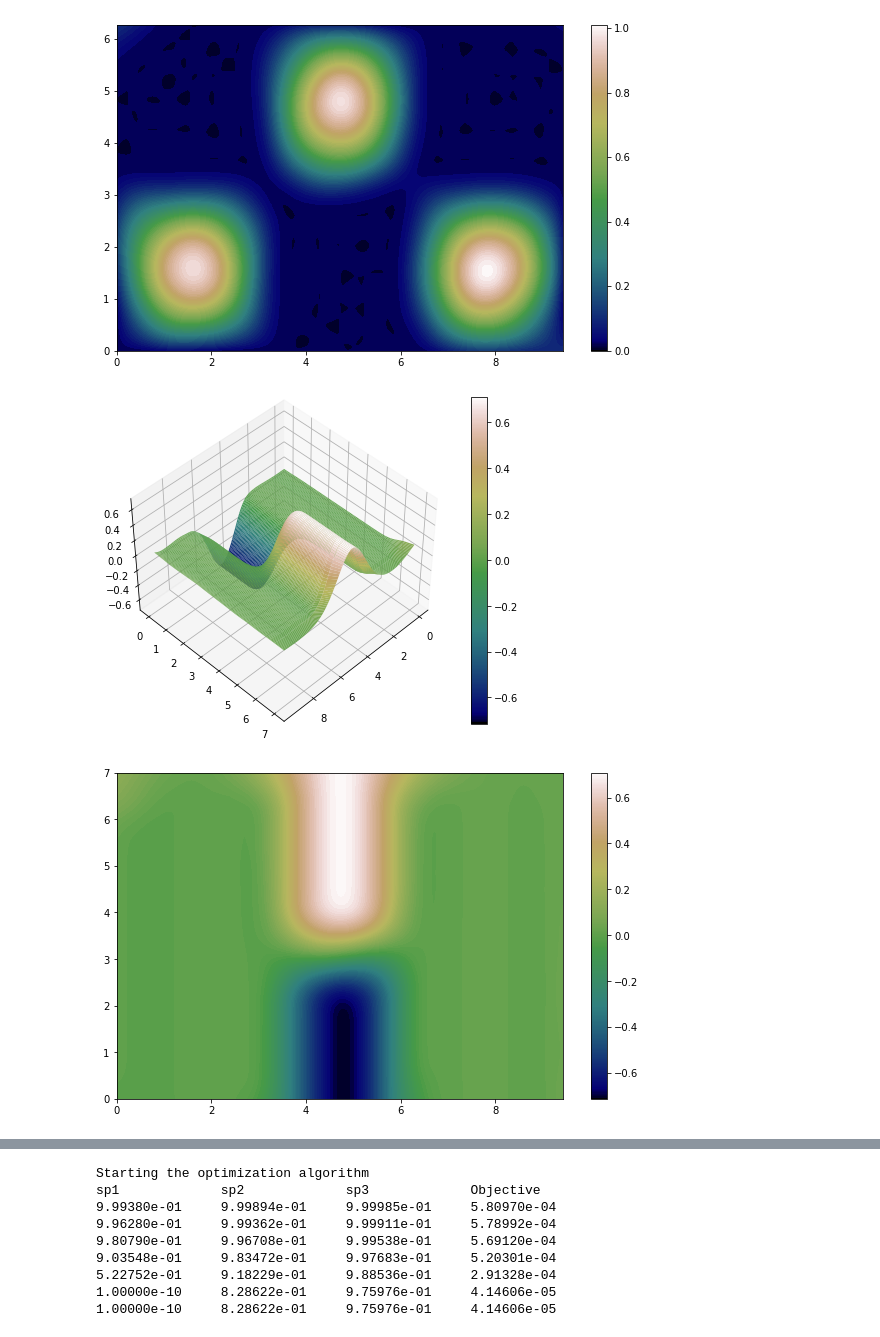
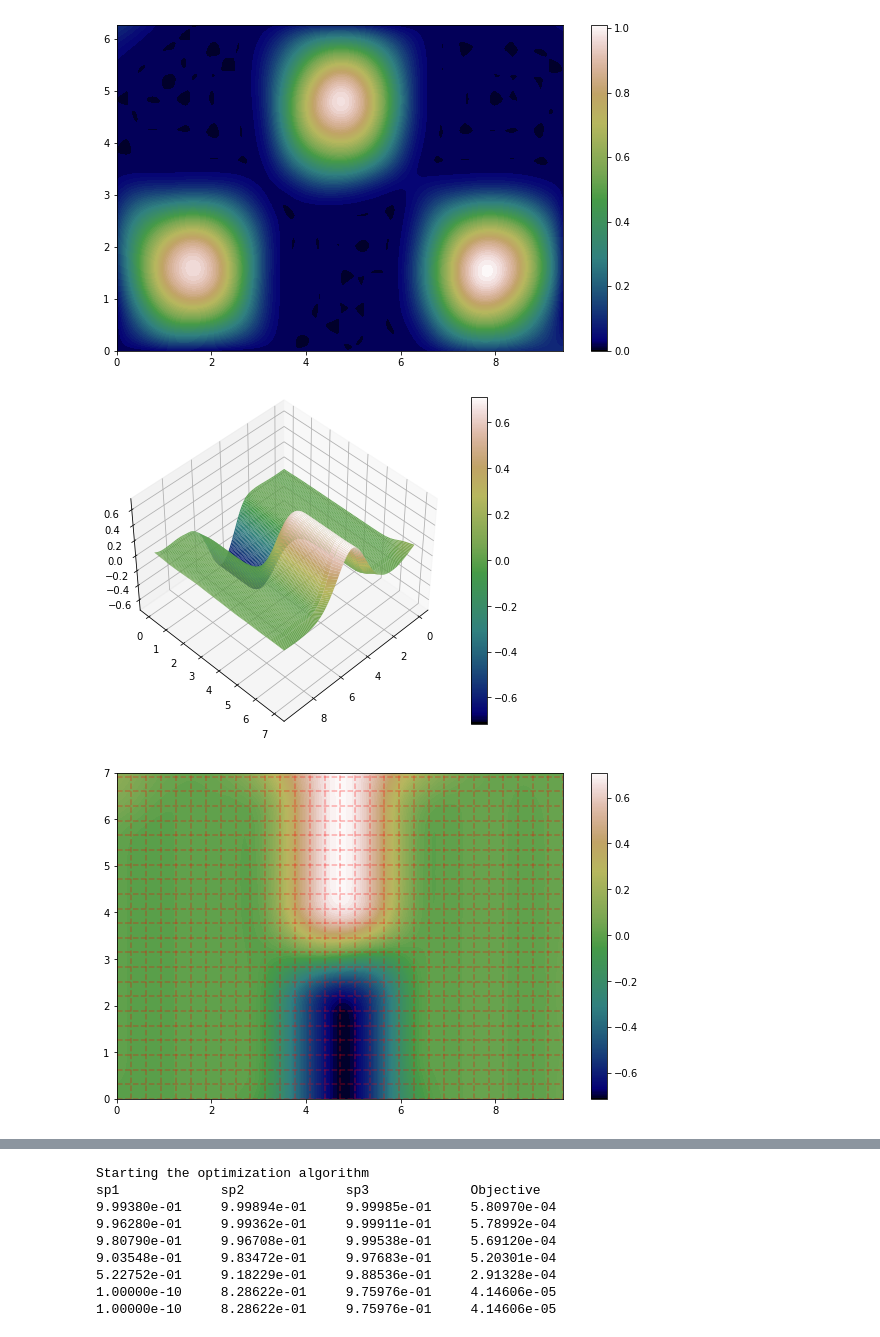
Before and after one commit to ManuelNavarroGarcia/cpsplines, a Jupyter notebook: examples/simulated_data.ipynb, the cells around one changed output, grey strips where cells are left out. Saved outputs shown, nothing was run; the diff lists cells and outputs as text; code cells hidden in the pictures.

Commit message:
include knot grid in one simulated data

```diff
--- a/examples/simulated_data.ipynb
+++ b/examples/simulated_data.ipynb
@@ -265,26 +268,27 @@ sp1             sp2             Objective
 # %%
 np.random.seed(5)
 x8_0 = np.linspace(0, 3 * np.pi, 300)
 x8_1 = np.linspace(0, 2 * np.pi, 200)
 y8 = np.outer(np.sin(x8_0), np.sin(x8_1)) + np.random.normal(0, 1, (300, 200))
 example8 = OneSmoothing(
     deg=[3, 3],
     ord_d=[2, 2],
     n_int=[30, 20],
     x_range={1: (7,)},
     int_constraints={1: {1: {"+": 0}}}
 )
 example8.fit(x=[x8_0, x8_1], y=y8)
 
 plot8 = plot_surfaces(
     fittings=[example8],
     col_surface=["gist_earth"],
     orientation=(45, 45),
     figsize=(10, 6),
+    knot_positions=True
 )
 # %% [output]
 [figure]
-[figure, old version]
+[figure, new version]
 # %%
 np.random.seed(5)
 x9_0 = np.linspace(0, 3 * np.pi, 300)
```
Also changed, not shown: parts of 3 cells of this notebook.
